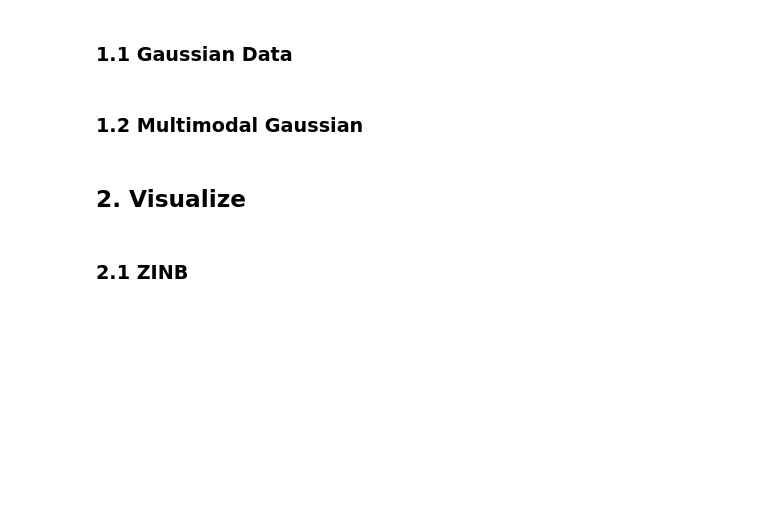
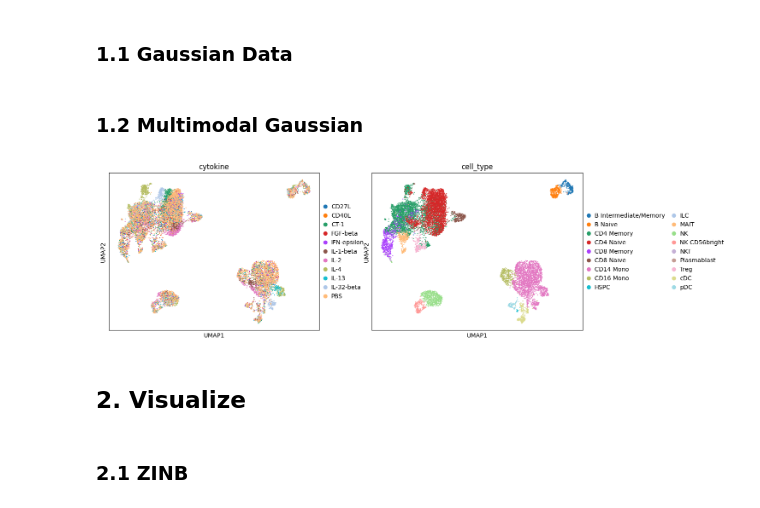
Before and after one commit to jan904/B-EOFlow, a Jupyter notebook: experiments.ipynb, the cells around one changed output. Cells and saved outputs as stored; diff of their text form; code cells hidden in the pictures; blank space fills up the shorter version.

Commit message:
:sparkles: Correct Plotting for conditioned models

```diff
--- a/experiments.ipynb
+++ b/experiments.ipynb
@@ -160,6 +166,7 @@ dataset_args = {
 }
 # %%
 USE_METACELLS = True
+DONOR = ["Donor1"]
 # %%
 if not USE_METACELLS:
     adata, labels_key, control_label = load_data(
@@ -174,6 +181,7 @@ else:
         dataset_args["top_genes"],
         log_transform=True,
         cell_types=None,
+        donors=DONOR
     )
     print(adata.X.shape)
     adata = build_metacells(adata, group_keys=["cell_type", f"{labels_key}"])
@@ -279,7 +313,9 @@ plt.plot(adata.X[:, 0], adata.X[:, 1], ".", alpha=0.5, markersize=2)
 # %%
 sc.pp.neighbors(adata)
 sc.tl.umap(adata)
-sc.pl.umap(adata, color=f"{labels_key}")
+sc.pl.umap(adata, color=[f"{labels_key}", "cell_type"])
+# %% [output]
+[figure, added]
 # %% [markdown]
 ## 2. Visualize
 # %% [markdown]
```
Also changed, not shown: parts of 30 cells of this notebook, 6 other files.
